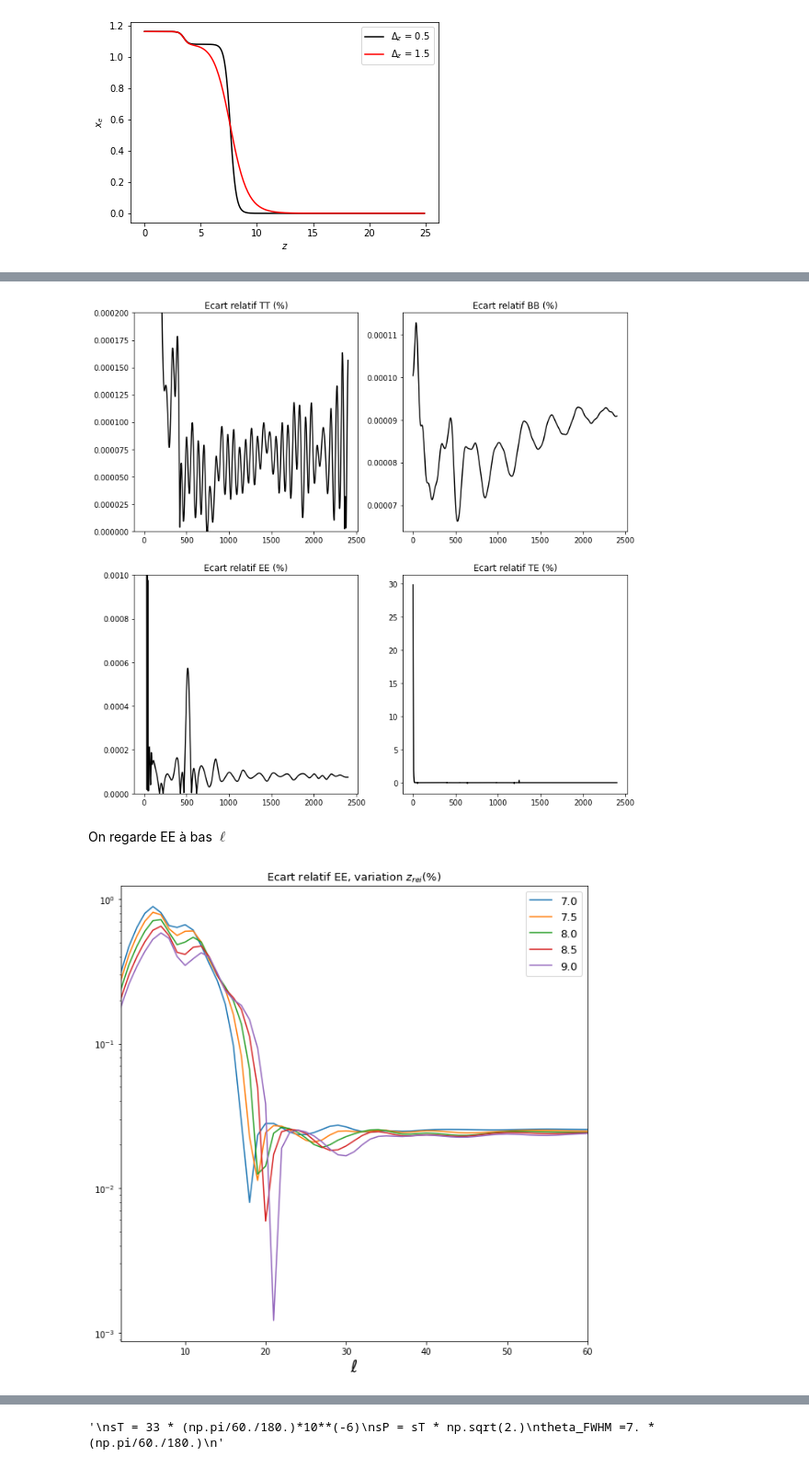
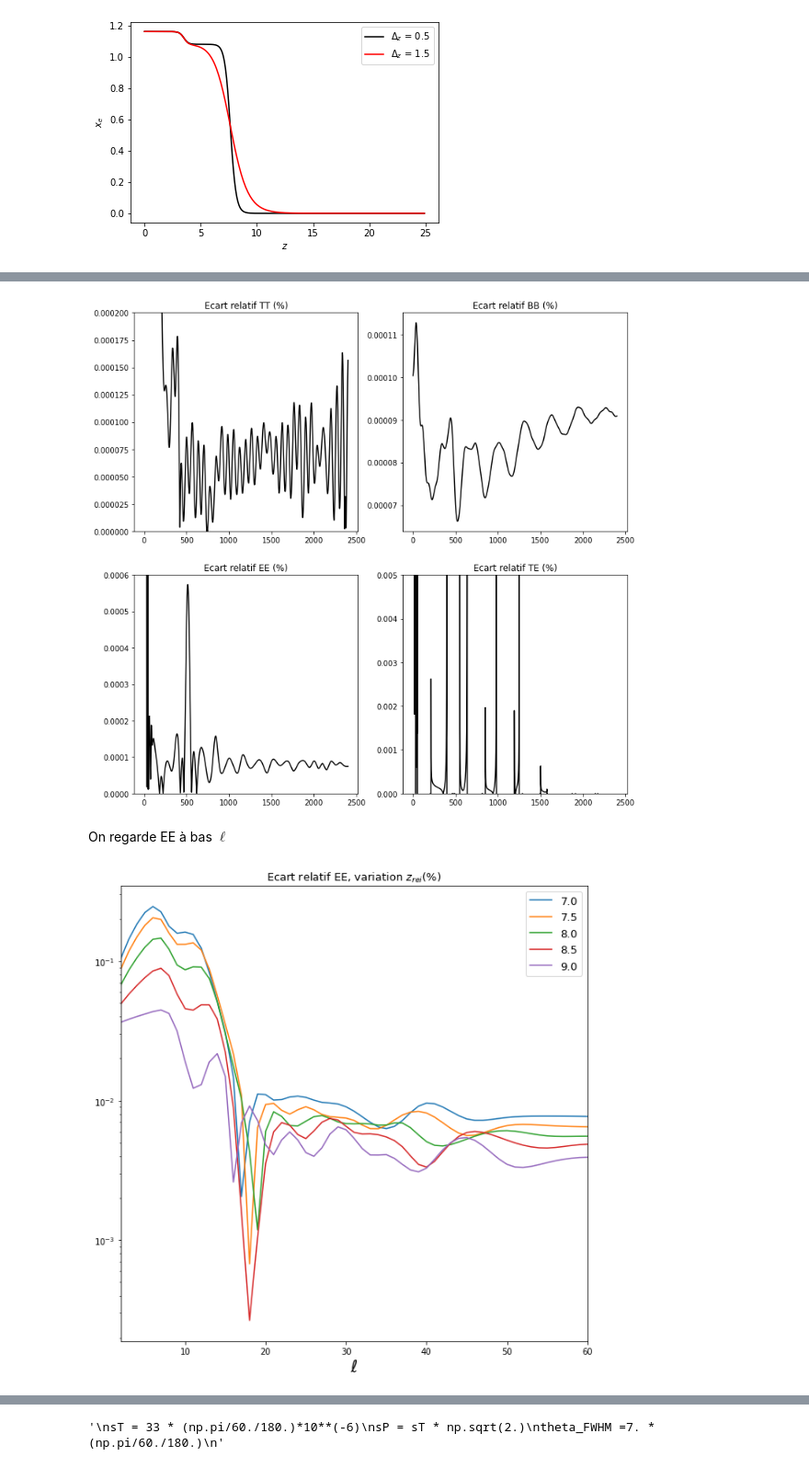
Before and after one commit to EmilePangburn/Tanh_model, a Jupyter notebook: tau_camb.ipynb, the cells around one changed output, grey strips where cells are left out. Shown: that part at 92% size. Saved outputs shown, nothing was run; the diff lists cells and outputs as text; code cells hidden in the pictures.

```diff
--- a/tau_camb.ipynb
+++ b/tau_camb.ipynb
@@ -72,48 +72,48 @@ ax[0,0].set_ylim(0,0.0002)
 ax[1,0].plot(ls,100*np.abs(totCl[debut:,1]-totCl_old[debut:,1])/totCl_old[debut:,1], color='k')
 #ax[1,0].plot(ls,totCl_old[:,1], color='r',label=r'$\tau$')
 ax[1,0].set_title('Ecart relatif EE (%)')
-ax[1,0].set_ylim(0,0.001)
+ax[1,0].set_ylim(0,0.0006)
 #ax[1,0].legend(fontsize=13)
 ax[1,1].plot(ls,100*np.abs(totCl[debut:,3]-totCl_old[debut:,3])/totCl_old[debut:,3], color='k')
 #ax[1,1].plot(ls,totCl_old[:,3], color='r',label=r'$\tau$')
 ax[1,1].set_title('Ecart relatif TE (%)');
-#ax[1,1].set_ylim(0,0.1)
+ax[1,1].set_ylim(0,0.005)
 #ax[1,1].legend(fontsize=13)
 ax[0,1].plot(ls,100*np.abs(totCl[debut:,2]-totCl_old[debut:,2])/totCl_old[debut:,2], color='k')
 #ax[0,1].plot(ls,totCl_old[:,2], color='r',label=r'$\tau$')
 ax[0,1].set_title('Ecart relatif BB (%)');
 #ax[0,1].legend(fontsize=13)
 # %% [output]
-[figure, old version]
+[figure, new version]
 # %% [markdown]
 On regarde EE à bas $\ell$
 # %%
 #cmb_params = {'omch2': 0.120, 'ombh2': 0.0224,'H0': 67.4,'As': 10**-10*np.exp(3.047),'ns': 0.965,'tau': 0.054}
 
 
 
 figure = plt.figure(figsize=(10,10))
 zre = np.arange(7,9.5,0.5)
 z = np.arange(0, 25, 0.1)
 for i in range(5):
 
     xe_resultat = cb.xe(z,zre = zre[i])
     model = camb.TanhReionization()
     model.set_xe(xe_resultat,z,smooth=0)
-    model2 = camb.TanhReionization(use_optical_depth=False,redshift=zre[i])
+    model2 = camb.TanhReionization(use_optical_depth=False,redshift=zre[i]+0.0095)
     totCl = cb.cl_from_CAMB(0,model=model)
     totCl_old = cb.cl_from_CAMB(0,model=model2)
 
     plt.plot(ls,100*np.abs(totCl[debut:,1]-totCl_old[debut:,1])/totCl_old[debut:,1],label=zre[i])
     plt.title('Ecart relatif EE, variation $z_{rei}$(%) ',fontsize=13)
     plt.xlim(2,60)
     plt.yscale('log')
     #plt.ylim(0,0.1)
     plt.xlabel('$\ell$',fontsize=20)
     plt.legend(fontsize=13)
 plt.show()
 # %% [output]
-[figure, old version]
+[figure, new version]
 # %%
 figure = plt.figure(figsize=(10,10))
 delta_z = np.arange(0.1,1.5,0.2)
```
Also changed, not shown: parts of 2 cells of this notebook.
